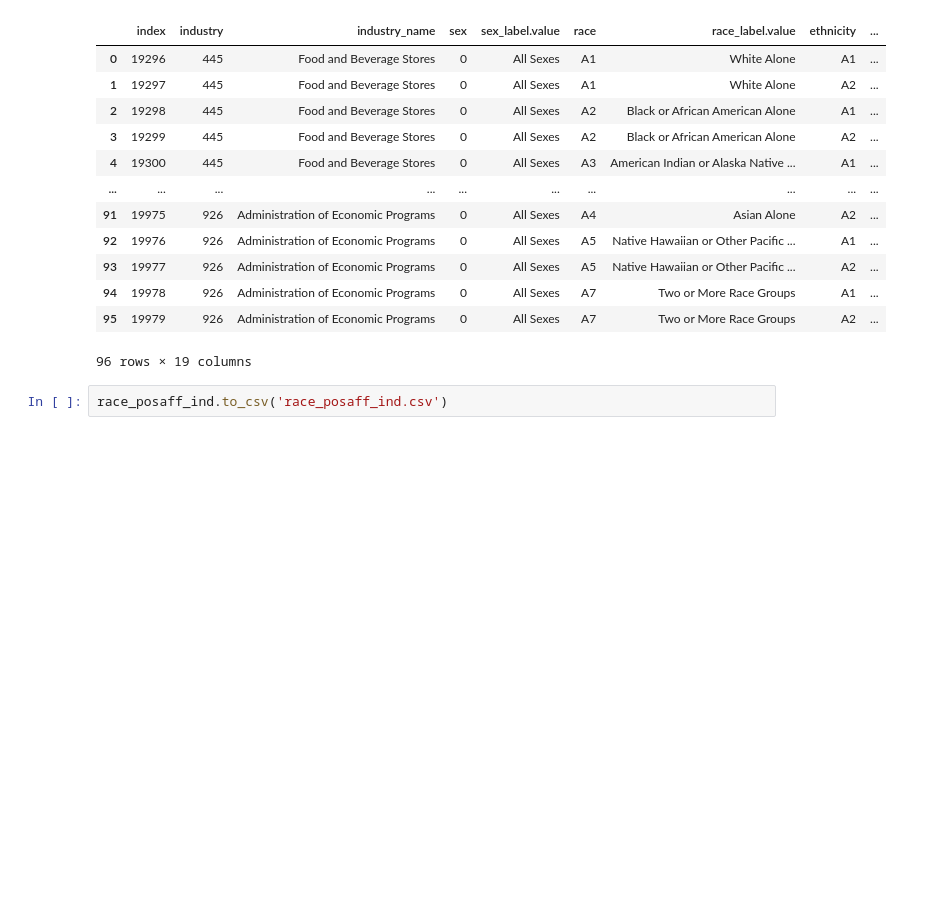
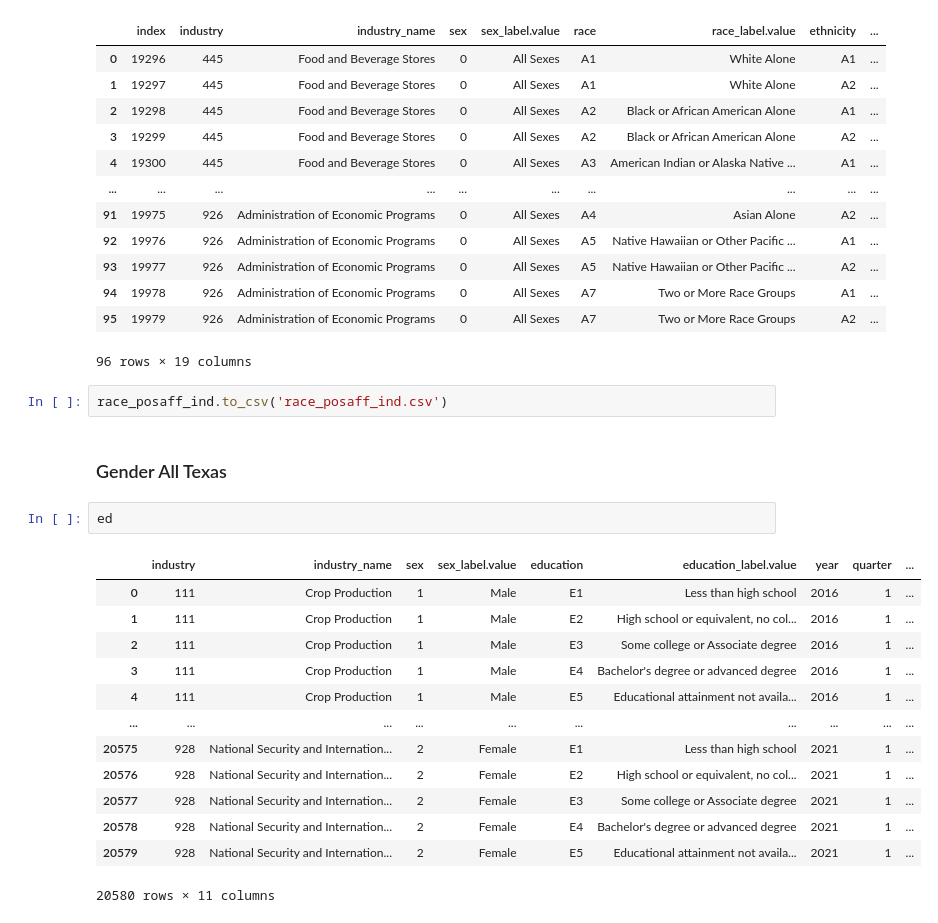
Before and after one commit to capstone-job-market-analysis/job-market-analysis, a Jupyter notebook: jeff_explore.ipynb, the cells around one changed output. Cells and saved outputs as stored; diff of their text form; blank space fills up the shorter version.

```diff
--- a/jeff_explore.ipynb
+++ b/jeff_explore.ipynb
@@ -1750,3 +1750,21 @@ race_posaff_ind
 96 rows × 19 columns
 # %%
 race_posaff_ind.to_csv('race_posaff_ind.csv')
+# %% [markdown]
+### Gender All Texas
+# %%
+ed
+# %% [output]
+|  | industry | industry_name | sex | sex_label.value | education | education_label.value | year | quarter | ... |
+| 0 | 111 | Crop Production | 1 | Male | E1 | Less than high school | 2016 | 1 | ... |
+| 1 | 111 | Crop Production | 1 | Male | E2 | High school or equivalent, no col... | 2016 | 1 | ... |
+| 2 | 111 | Crop Production | 1 | Male | E3 | Some college or Associate degree | 2016 | 1 | ... |
+| 3 | 111 | Crop Production | 1 | Male | E4 | Bachelor's degree or advanced degree | 2016 | 1 | ... |
+| 4 | 111 | Crop Production | 1 | Male | E5 | Educational attainment not availa... | 2016 | 1 | ... |
+| ... | ... | ... | ... | ... | ... | ... | ... | ... | ... |
+| 20575 | 928 | National Security and Internation... | 2 | Female | E1 | Less than high school | 2021 | 1 | ... |
+| 20576 | 928 | National Security and Internation... | 2 | Female | E2 | High school or equivalent, no col... | 2021 | 1 | ... |
+| 20577 | 928 | National Security and Internation... | 2 | Female | E3 | Some college or Associate degree | 2021 | 1 | ... |
+| 20578 | 928 | National Security and Internation... | 2 | Female | E4 | Bachelor's degree or advanced degree | 2021 | 1 | ... |
+| 20579 | 928 | National Security and Internation... | 2 | Female | E5 | Educational attainment not availa... | 2021 | 1 | ... |
+20580 rows × 11 columns
```
Also changed, not shown: parts of 13 cells of this notebook.
